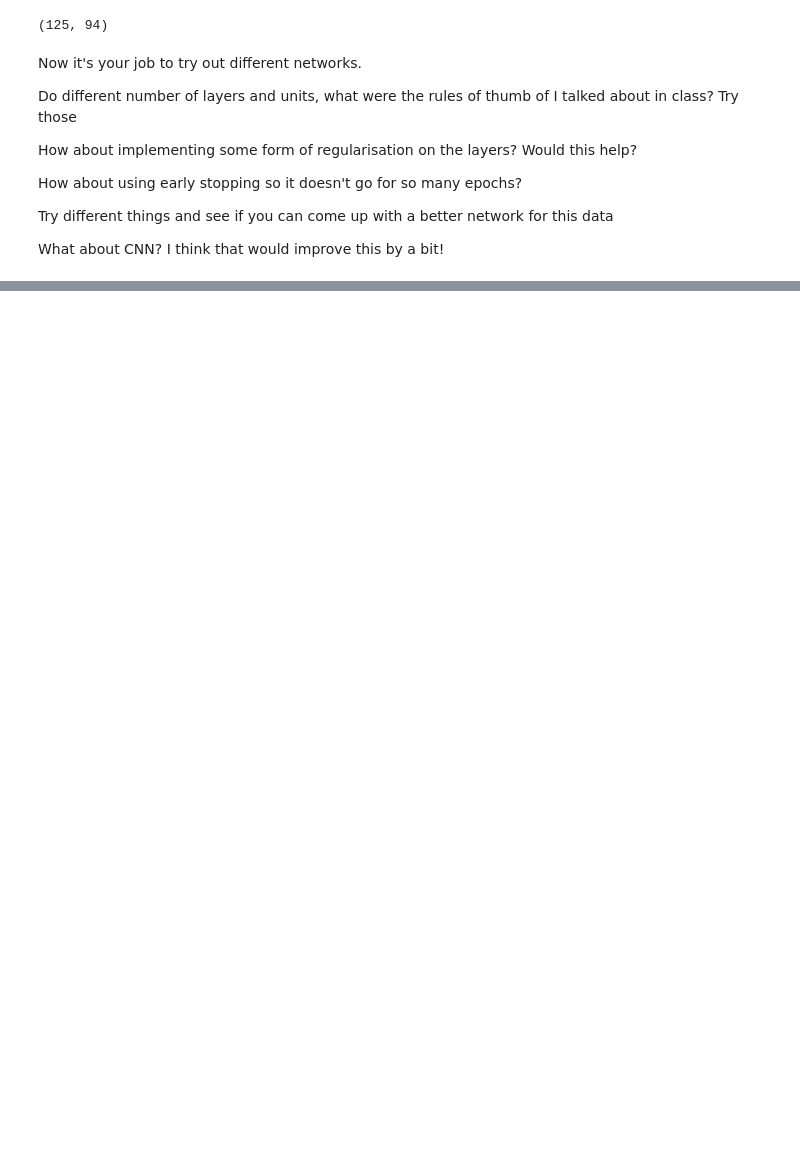
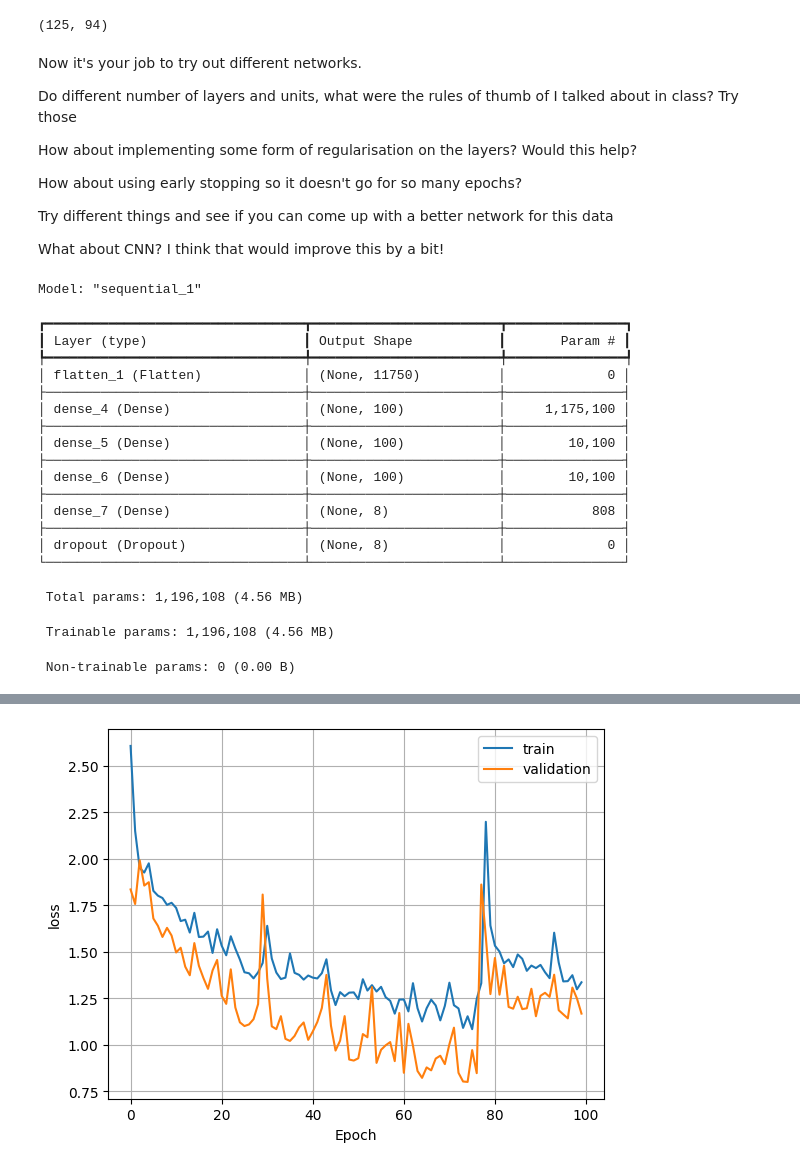
Before and after one commit to ShanewalshGit/UIDevLab9, a Jupyter notebook: Classification People Tensorflow.ipynb, the cells around one changed output, grey strips where cells are left out. Drawn from its saved outputs; the diff is of its cells as text; code cells hidden in the pictures; blank space fills up the shorter version.

```diff
--- a/Classification People Tensorflow.ipynb
+++ b/Classification People Tensorflow.ipynb
@@ -159,7 +170,44 @@ Try different things and see if you can come up with a better network for this d
 
 What about CNN? I think that would improve this by a bit!
 # %%
-# Different number of layers and units
+# again but with different layers and units, add some regularization
 model = tf.keras.models.Sequential()
-model.add(tf.keras.layers.Flatten(input_shape=(X_train[0].shape)))
-model.add(tf.keras.layers.Dense(100,activation='relu'))
+model.add(tf.keras.layers.Flatten(input_shape=X_train[0].shape))
+model.add(tf.keras.layers.Dense(100, activation='relu'))
+model.add(tf.keras.layers.Dense(100, activation='relu'))
+model.add(tf.keras.layers.Dense(100, activation='relu'))
+model.add(tf.keras.layers.Dense(numberofclasses))
+model.add(tf.keras.layers.Dropout(0.5))
+
+model.compile(
+    optimizer=tf.keras.optimizers.Adam(0.001),
+    loss=tf.keras.losses.SparseCategoricalCrossentropy(from_logits=True),
+    metrics=['accuracy'],
+)
+
+model.summary()
+
+# fit the model
+history = model.fit(X_train, y_train, epochs=100, validation_split=0.2)
+model.evaluate(X_test, y_test)
+plot_loss(history)
+# %% [output]
+Model: "sequential_1"
+┏━━━━━━━━━━━━━━━━━━━━━━━━━━━━━━━━━┳━━━━━━━━━━━━━━━━━━━━━━━━┳━━━━━━━━━━━━━━━┓
+┃ Layer (type)                    ┃ Output Shape           ┃       Param # ┃
+┡━━━━━━━━━━━━━━━━━━━━━━━━━━━━━━━━━╇━━━━━━━━━━━━━━━━━━━━━━━━╇━━━━━━━━━━━━━━━┩
+│ flatten_1 (Flatten)             │ (None, 11750)          │             0 │
+├─────────────────────────────────┼────────────────────────┼───────────────┤
+│ dense_4 (Dense)                 │ (None, 100)            │     1,175,100 │
+├─────────────────────────────────┼────────────────────────┼───────────────┤
+│ dense_5 (Dense)                 │ (None, 100)            │        10,100 │
+├─────────────────────────────────┼────────────────────────┼───────────────┤
+│ dense_6 (Dense)                 │ (None, 100)            │        10,100 │
+├─────────────────────────────────┼────────────────────────┼───────────────┤
+│ dense_7 (Dense)                 │ (None, 8)              │           808 │
+├─────────────────────────────────┼────────────────────────┼───────────────┤
+│ dropout (Dropout)               │ (None, 8)              │             0 │
+└─────────────────────────────────┴────────────────────────┴───────────────┘
+ Total params: 1,196,108 (4.56 MB)
+ Trainable params: 1,196,108 (4.56 MB)
+ Non-trainable params: 0 (0.00 B)
@@ -165,0 +231 @@ model.add(tf.keras.layers.Dense(100,activation='relu'))
+[figure, added]
```
Also changed, not shown: parts of 10 cells of this notebook, 1 other file.
